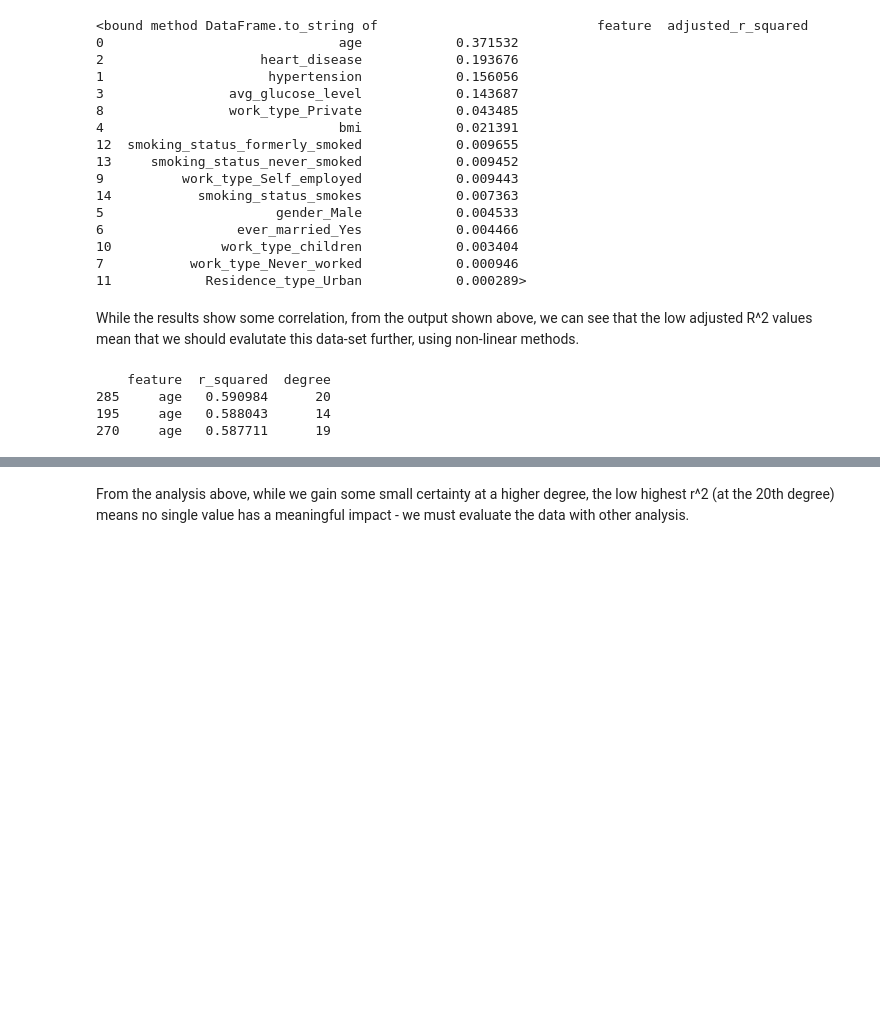
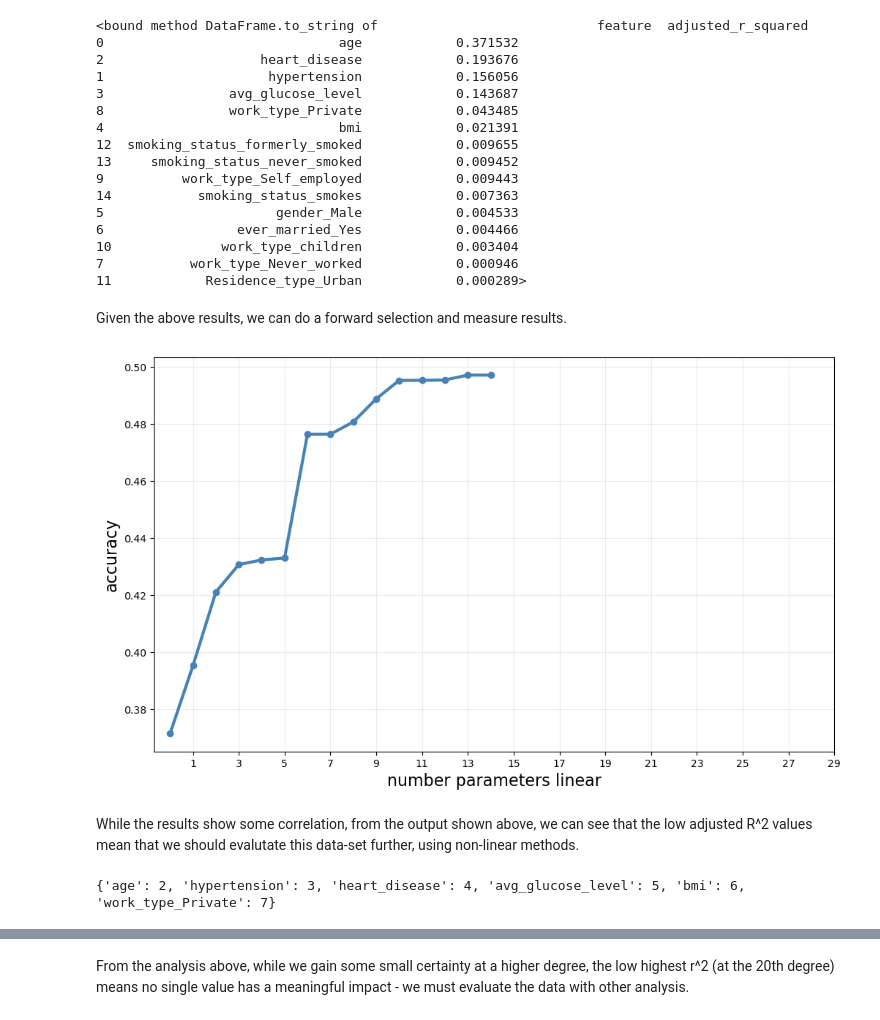
Before and after one commit to ReeseSThomp/School-MLSupervised-Final, a Jupyter notebook: SupervisedML_FinalProject.ipynb, the cells around one changed output, grey strips where cells are left out. Drawn from its saved outputs; the diff is of its cells as text; code cells hidden in the pictures; blank space fills up the shorter version.

```diff
--- a/SupervisedML_FinalProject.ipynb
+++ b/SupervisedML_FinalProject.ipynb
@@ -205,6 +205,26 @@ print(results_df.to_string)
 10              work_type_children            0.003404
 7           work_type_Never_worked            0.000946
 11            Residence_type_Urban            0.000289>
+# %% [markdown]
+Given the above results, we can do a forward selection and measure results.
+# %%
+formula = f'stroke ~ '
+idx = 0
+acc = []
+for column in linear_r_squared_results:
+    formula = formula + f'{'' if idx == 0 else '+'} {column['feature']}'
+    idx = idx+1
+    model = smf.ols(formula, data).fit()
+    acc.append(model.rsquared_adj)
+
+fig, ax = plt.subplots(nrows=1,ncols=1,figsize=(12,7))
+ax.plot(range(0, idx), acc, marker="o", color="steelblue", lw=3, label="unweighted")
+ax.set_xlabel("number parameters linear", fontsize=16)
+ax.set_ylabel("accuracy", fontsize=16)
+plt.xticks(range(1,31,2))
+ax.grid(alpha=0.25)
+# %% [output]
+[figure, added]
 # %% [markdown]
 While the results show some correlation, from the output shown above, we can see that the low adjusted R^2 values mean that we should evalutate this data-set further, using non-linear methods.
 # %%
@@ -213,29 +233,31 @@ from sklearn.linear_model import LinearRegression
 from sklearn.metrics import r2_score
 import pandas as pd
 
-poly_r_squared_results = []
 
-for degree in range(1, 21):
-    for column in X_train.columns:
-        X_feature = X_train[[column]].values
-        y_target = y_train.values
+poly_r_squared_results = {}
+poly_used = []
+for column in X_train.columns:
+    previous_r_2 = 0
+    improvement = 0
+    for degree in range(1, 16):
+        if degree not in poly_used:
+            X_feature = X_train[[column]].values
+            y_target = y_train.values
 
-        poly = PolynomialFeatures(degree, include_bias=False)
-        X_poly = poly.fit_transform(X_feature)
+            poly = PolynomialFeatures(degree, include_bias=False)
+            X_poly = poly.fit_transform(X_feature)
 
-        model = LinearRegression()
-        model.fit(X_poly, y_target)
+            model = LinearRegression()
+            model.fit(X_poly, y_target)
 
-        y_pred = model.predict(X_poly)
-        r_squared = r2_score(y_target, y_pred)
+            y_pred = model.predict(X_poly)
+            r_squared = r2_score(y_target, y_pred)
+            improvement = r_squared - previous_r_2
+            previous_r_2 = r_squared
+            if improvement > 0.02:
+                poly_used.append(degree)
+                poly_r_squared_results[column] = degree
 
-        poly_r_squared_results.append({'feature': column, 'r_squared': r_squared, 'degree': degree})
-
-poly_results_df = pd.DataFrame(poly_r_squared_results)
-poly_results_df = poly_results_df.sort_values(by='r_squared', ascending=False)
-print(poly_results_df[:3].to_string())
+print(poly_r_squared_results)
 # %% [output]
-    feature  r_squared  degree
-285     age   0.590984      20
-195     age   0.588043      14
-270     age   0.587711      19
+{'age': 2, 'hypertension': 3, 'heart_disease': 4, 'avg_glucose_level': 5, 'bmi': 6, 'work_type_Private': 7}
```
Also changed, not shown: parts of 20 cells of this notebook.
